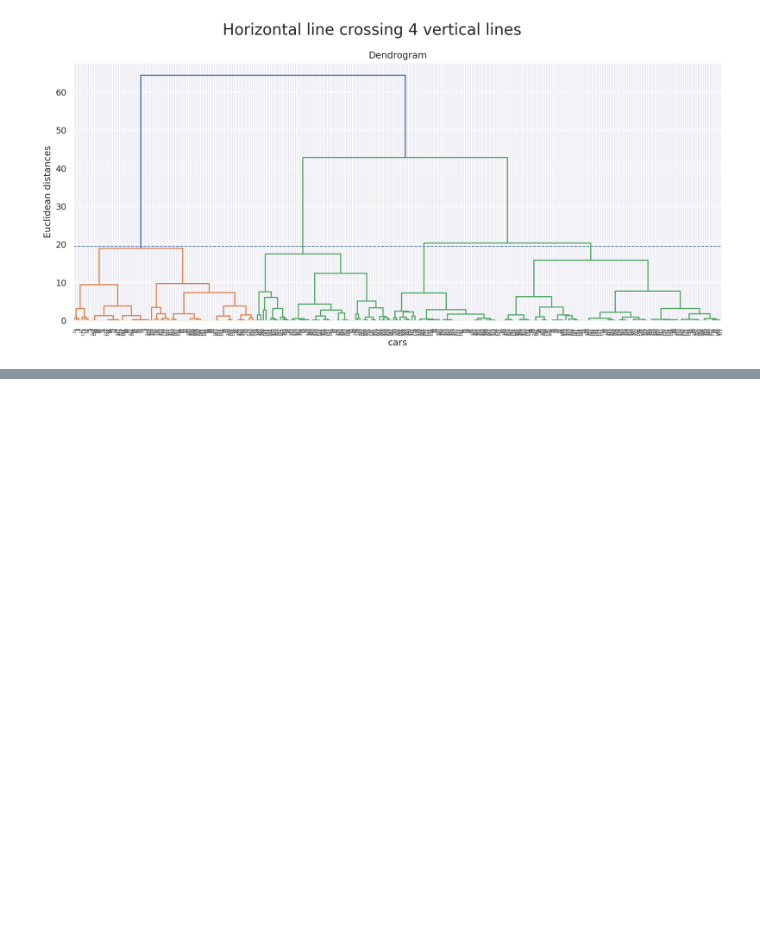
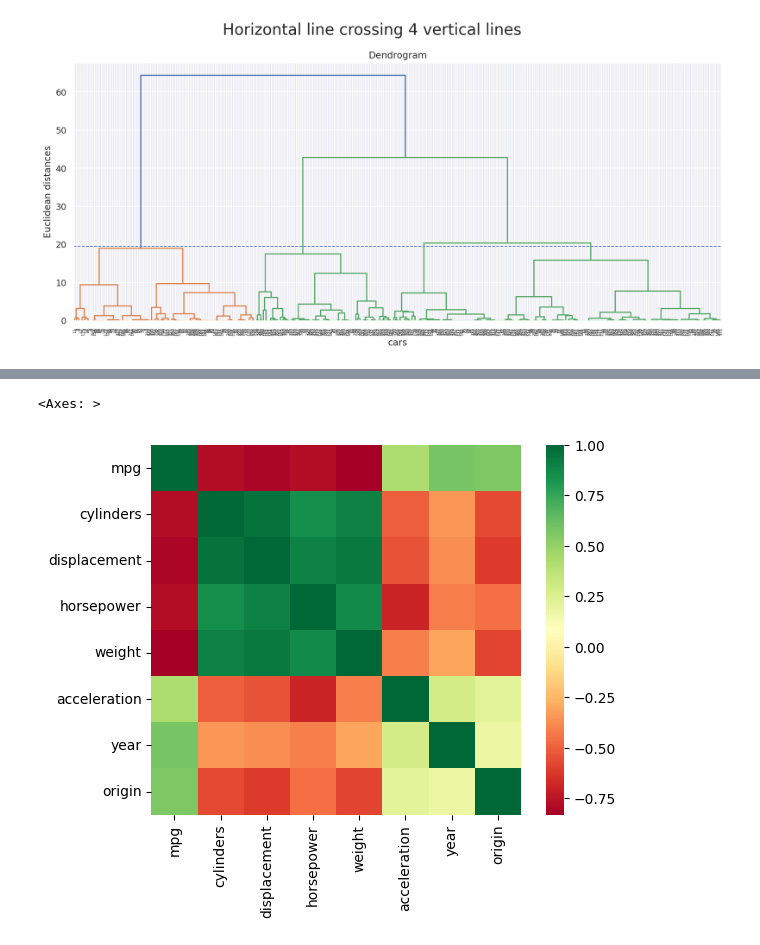
Before and after one commit to GHAUTHAM2509/data_analytics_da, a Jupyter notebook: 23BCE0487.ipynb, the cells around one changed output, grey strips where cells are left out. Drawn from its saved outputs; the diff is of its cells as text; code cells hidden in the pictures; blank space fills up the shorter version.

```diff
--- a/23BCE0487.ipynb
+++ b/23BCE0487.ipynb
@@ -535,3 +535,6 @@ dendrogram = sch.dendrogram(sch.linkage(X, method = 'ward'))
 plt.show()
 # %% [output]
 [figure]
+# %%
+df_temp = df.drop('name', axis = 1)
+df_temp.head()
@@ -537,0 +548,5 @@ plt.show()
+# %%
+sns.heatmap(df_temp.corr(), square=True, cmap='RdYlGn')
+# %% [output]
+<Axes: >
+[figure, added]
```
Also changed, not shown: parts of 9 cells of this notebook.
